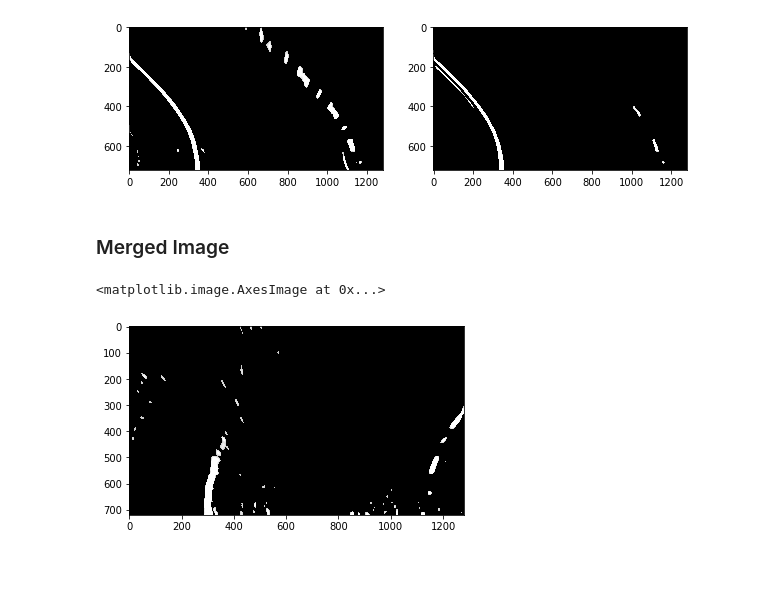
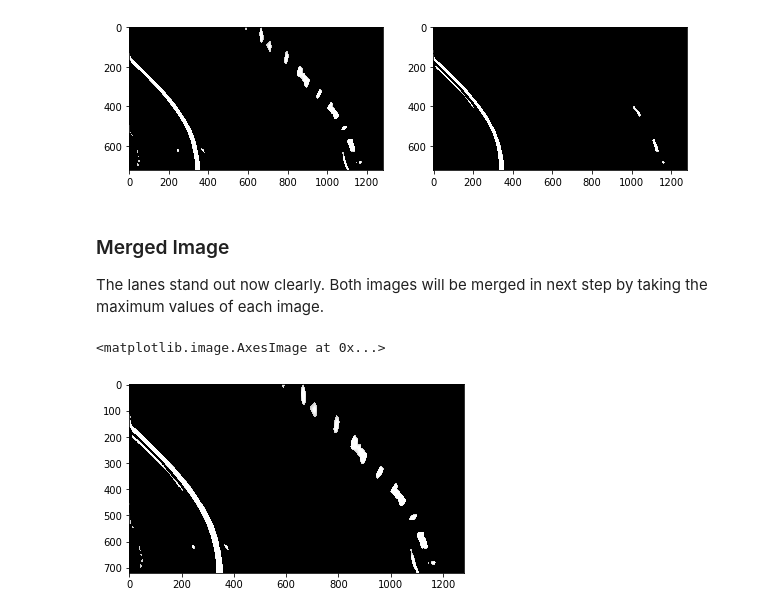
Before and after one commit to mayio/CarND-Advanced-Lane-Lines, a Jupyter notebook: Advanced_Lane_Detection.ipynb, the cells around one changed output. Cells and saved outputs as stored; diff of their text form; code cells hidden in the pictures; blank space fills up the shorter version.

Commit message:
Find lane candidates

```diff
--- a/Advanced_Lane_Detection.ipynb
+++ b/Advanced_Lane_Detection.ipynb
@@ -237,11 +234,13 @@ axs[1].imshow(normalized_filtered_s_channel, cmap='gray')
 # %% [output]
 <matplotlib.image.AxesImage at 0x...>
 [figure]
-# %% [markdown]
-### Merged Image
+# %% [markdown]
+### Merged Image
+
+The lanes stand out now clearly. Both images will be merged in next step by taking the maximum values of each image.
 # %%
-merged_image = np.maximum(normalized_filtered_l_channel, normalized_filtered_s_channel)
-plt.imshow(merged_image, cmap='gray')
+processed_image = np.maximum(normalized_filtered_l_channel, normalized_filtered_s_channel)
+plt.imshow(processed_image, cmap='gray')
 # %% [output]
 <matplotlib.image.AxesImage at 0x...>
-[figure, old version]
+[figure, new version]
```
Also changed, not shown: parts of 5 cells of this notebook.
